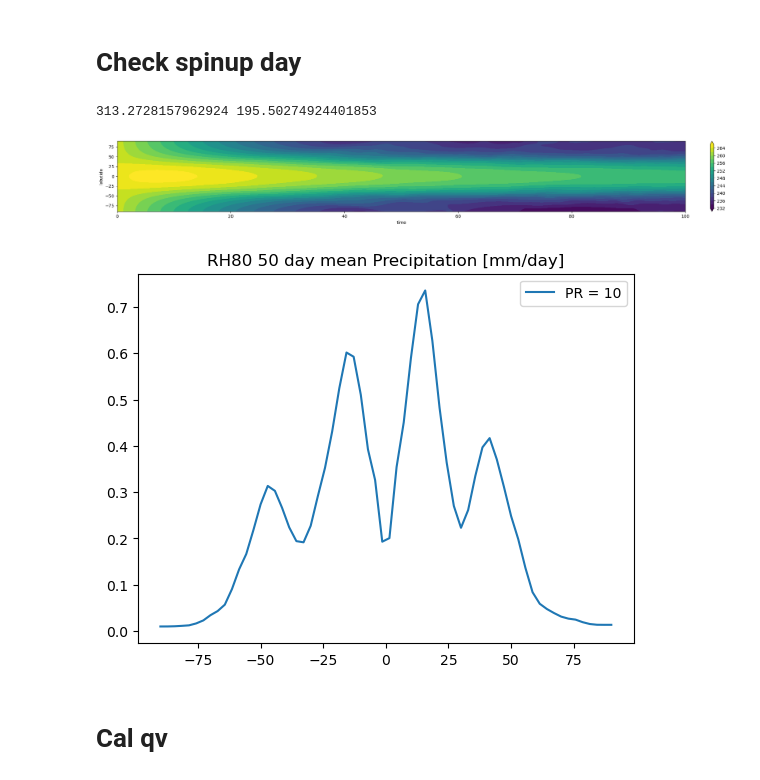
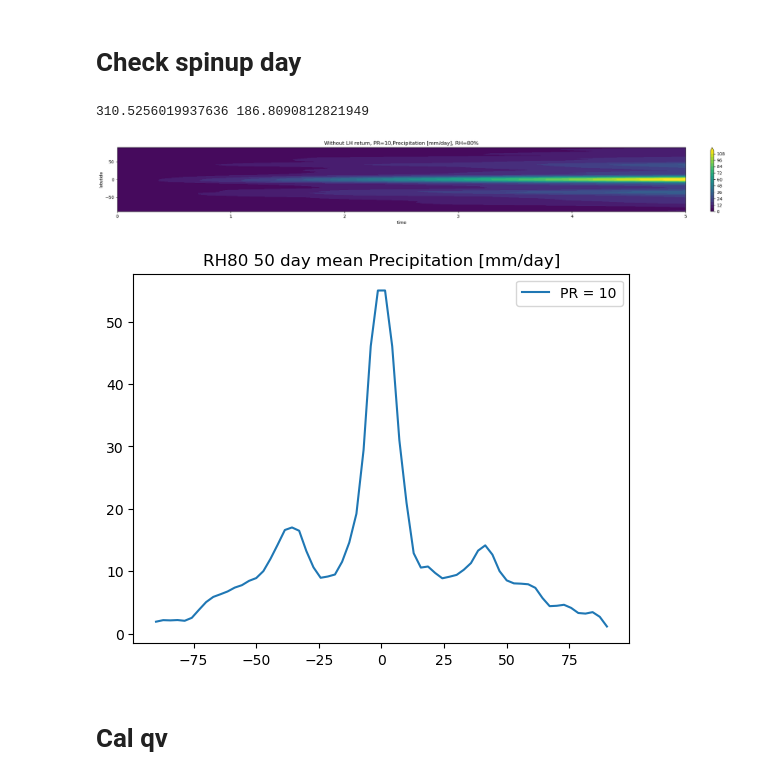
Before and after one commit to PeterChang1023/Dycore_Master, a Jupyter notebook: dycore/IdealizeSpetral.jl/exp/HSt42/check_spinupday.ipynb, the cells around one changed output. Drawn from its saved outputs; the diff is of its cells as text; code cells hidden in the pictures.

```diff
--- a/dycore/IdealizeSpetral.jl/exp/HSt42/check_spinupday.ipynb
+++ b/dycore/IdealizeSpetral.jl/exp/HSt42/check_spinupday.ipynb
@@ -129,8 +130,8 @@ class Dycore:
 
         return np.nanmean(self.factor3, axis=(1,3))
 # %%
-file = "100day_from_dry_final.dat"
-time = np.linspace(0,100,100)
+file = "test_all.dat"
+time = np.linspace(0,5,5)
 y    = np.linspace(-90,90,64)
 
 yy, tt = np.meshgrid(y,time)
@@ -145,7 +146,7 @@ for pr in range(10,20,10):
     # get_KE = dycore.cal_KE()
     Prec   = dycore.cal_pre()
 
-    # t_mean = dycore.cal_t()
+    t_mean = dycore.cal_t()
     # t_mean2 = dycore.cal_t_last()
 
 
@@ -159,7 +160,7 @@ for pr in range(10,20,10):
     plt.colorbar(CS, orientation='vertical',fraction=0.046, pad=0.04)
     # ax[a].set_title(f"Kinetic Energy [kJ/kg], PR={pr}")
 
-    # plt.title(f"PR={pr},Precipitation [mm/day], RH=80%")
+    plt.title(f"Without LH return, PR={pr},Precipitation [mm/day], RH=80%")
     # ax[a].set_title(f"T [K], PR={pr}")
 
     plt.xlabel("time")
@@ -168,37 +169,37 @@ for pr in range(10,20,10):
     ### test
 
 plt.tight_layout()
-# plt.savefig("Check_Precipitation.png", dpi=300., bbox_inches='tight')
+# plt.savefig("Without LH return precipitation.png", dpi=300., bbox_inches='tight')
 plt.show()
 ###############################################################################
 ### cooridate
 x  = np.linspace(-180,180,128)
 y  = np.linspace(-90,90,64)
 xd = np.deg2rad(x)
 yd = np.deg2rad(y)
 
 # WARNING: cos(-90) would be zero, doing this preventing it from divide by zero.
 cy     = np.cos(yd)
 cy[0]  = np.nan
 cy[-1] = np.nan
 
 plt.figure(dpi=100.)
 plt.title("RH80 50 day mean Precipitation [mm/day]")
 
 for pr in range(10,20,10):
     # file  = f"1600day_HS_front_RH50_PR{pr}_PRRELAX86400_with_w_all.dat"# f"HS_front_RH50_PR10_PRRELAX86400_with_w_all.dat" # ./outputs/withprecip/
     # file = f"PR{pr}_200day_test_ice_all.dat"
     # file = "300day_RH80_PR10_test_vertical_advection_revised_all.dat"
     dycore = Dycore(file)
     Prec   = dycore.cal_pre()
     Prec_mean  = np.nanmean(Prec[:,:], axis=0)
     plt.plot(y, Prec_mean * int(pr), label=f"PR = {pr}")
 plt.legend()
 plt.show()
 # %% [output]
-313.2728157962924 195.50274924401853
+310.5256019937636 186.8090812821949
-[figure, old version]
+[figure, new version]
-[figure, old version]
+[figure, new version]
 # %% [markdown]
 # Cal qv
 # %%
```
Also changed, not shown: parts of 23 cells of this notebook, 6 other files.
